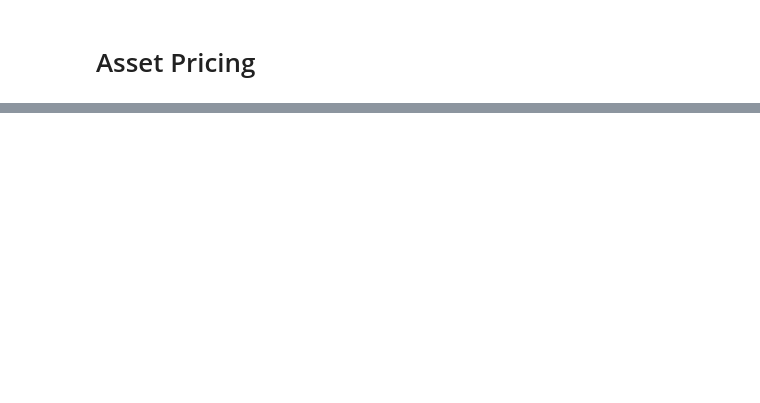
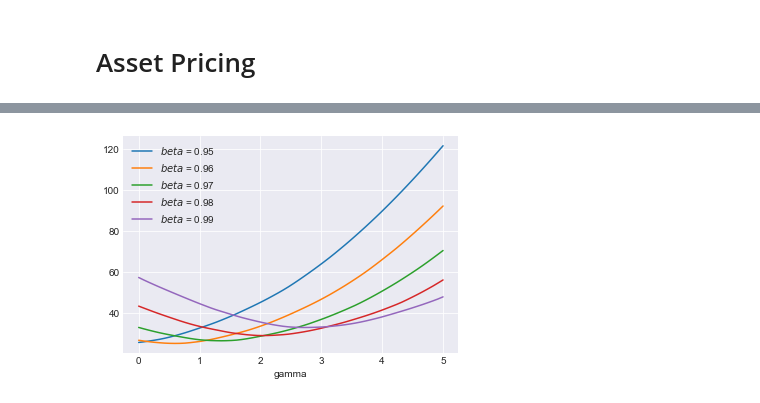
Before and after one commit to TimMunday/BootCamp2018, a Jupyter notebook: ProbSets/Econ/Week6/Asset pricing.ipynb, the cells around one changed output, grey strips where cells are left out. Cells and saved outputs as stored; diff of their text form; code cells hidden in the pictures; blank space fills up the shorter version.

```diff
--- a/ProbSets/Econ/Week6/Asset pricing.ipynb
+++ b/ProbSets/Econ/Week6/Asset pricing.ipynb
@@ -57,0 +130,26 @@ NameError: name 'datetime' is not defined
+# %%
+def err_4_1(params):
+    gamma, beta = params
+    cov = sdf(gamma, beta).cov(df['R'])
+    error_1 = 1 - cov - (sdf(gamma, beta).mean())*(df['R'].mean())
+
+    error_temp = df['tb'] - 1/sdf(gamma, beta)
+    errorabs = np.abs(error_temp)
+    error_2 = errorabs.sum()
+
+    error = np.zeros(2)
+    error[0] = error_1
+    error[1] = error_2
+
+    return error
+# %%
+def criterion(params, *args):
+    gamma, beta = params
+    W = args
+    error = err_4_1(params)
+    crit_val = error.T @ W @ error
+    return crit_val
+# %%
+W_4 = np.eye(2)
+params_init = np.array([5, 0.5])
+gmm_args = W_4
@@ -57,0 +169,17 @@ NameError: name 'datetime' is not defined
+# %%
+n = 60
+N = 5
+gamma_grid = np.linspace(0, 5, n)
+beta_grid = np.linspace(0.95, 0.99, N)
+gmm_values = np.zeros((n, N))
+for i in range(n):
+    for j in range(N):
+        gmm_values[i, j] = criterion((gamma_grid[i], beta_grid[j]), W_4)
+# %%
+for j in range(N):
+    plt.plot(gamma_grid, gmm_values[:, j], label=rf'$beta$ = {beta_grid[j]:.2f}')
+plt.xlabel('gamma')
+plt.legend()
+plt.show()
+# %% [output]
+[figure, added]
```
Also changed, not shown: parts of 15 cells of this notebook, 1 other file.
